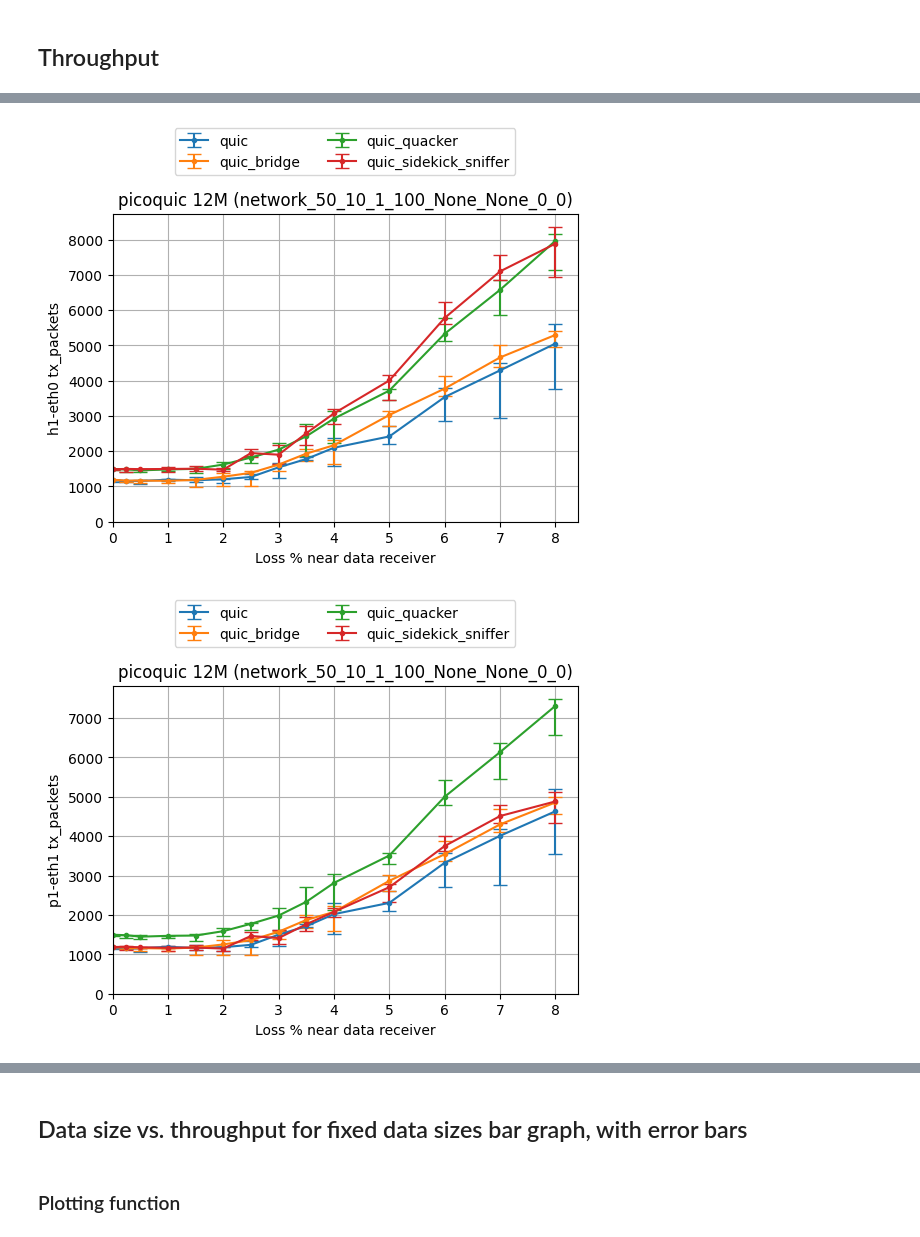
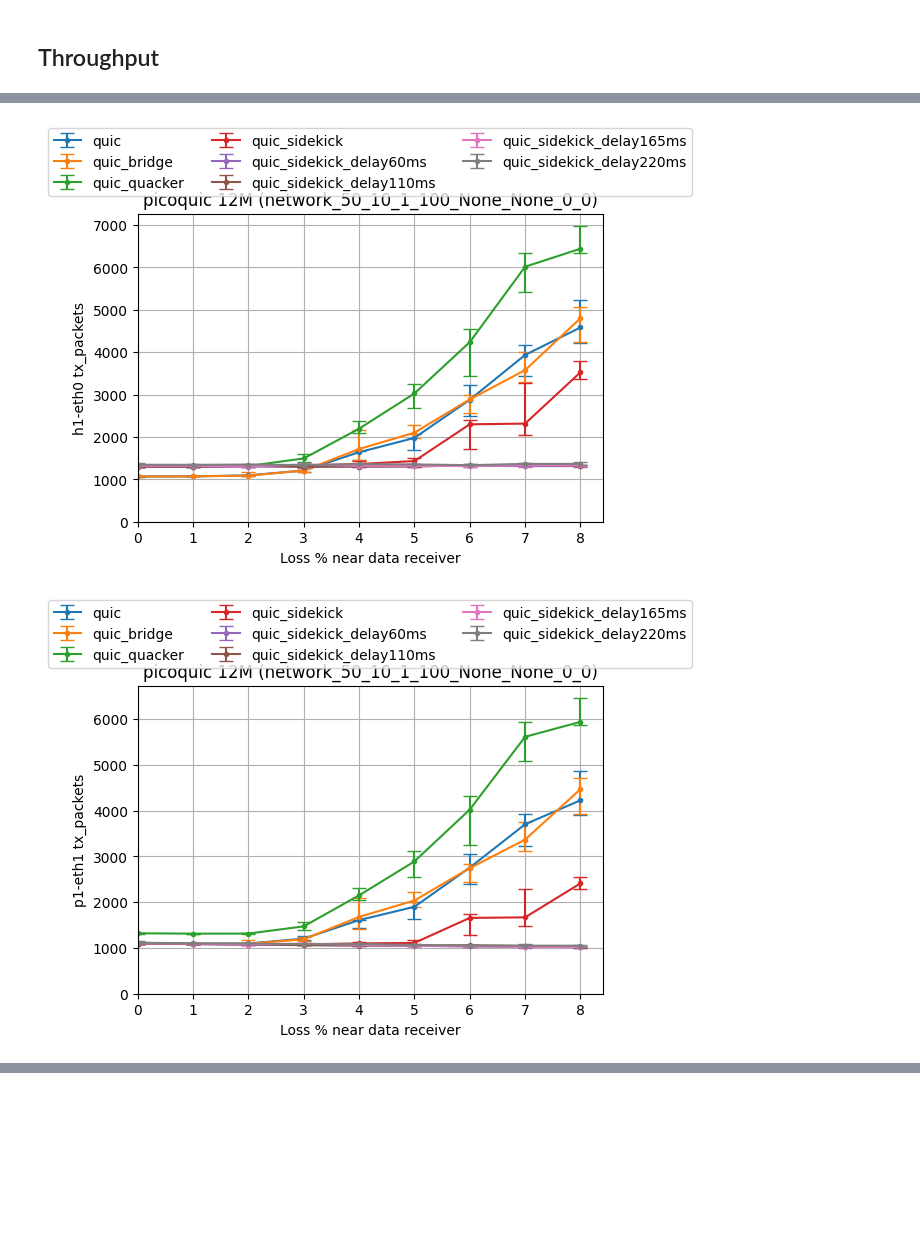
Before and after one commit to StanfordSNR/sidekick-downloads, a Jupyter notebook: notebook/sidekick_configurations.ipynb, the cells around one changed output, grey strips where cells are left out. Cells and saved outputs as stored; diff of their text form; code cells hidden in the pictures; blank space fills up the shorter version.

Commit message:
Data from client delayed ack signal

```diff
--- a/notebook/sidekick_configurations.ipynb
+++ b/notebook/sidekick_configurations.ipynb
@@ -10,12 +10,15 @@ def TREATMENTS(protocol, prefix):
         Treatment(protocol, label=f'{prefix}', network_options=['--network-statistics'], protocol_options=[]),
         Treatment(protocol, label=f'{prefix}_bridge', network_options=['--network-statistics', '--proxy', 'bridge'], protocol_options=[]),
         Treatment(protocol, label=f'{prefix}_quacker', network_options=['--network-statistics', '--proxy', 'bridge', '--quacker',], protocol_options=[]),
-        Treatment(protocol, label=f'{prefix}_sidekick_sniffer', network_options=['--network-statistics', '--proxy', 'sidekick', '--quacker'], protocol_options=[]),
-        # Treatment(protocol, label=f'{prefix}_sidekick', network_options=['--network-statistics', '--proxy', 'sidekick', 'congestion-control'], protocol_options=['--quacker']),
-        # Treatment(protocol, label=f'{prefix}_sidekick_with_cc', network_options=['--network-statistics', '--proxy', 'sidekick'], protocol_options=['--quacker']),
+        Treatment(protocol, label=f'{prefix}_sidekick', network_options=['--network-statistics', '--proxy', 'sidekick', '--quacker'], protocol_options=[]),
+        Treatment(protocol, label=f'{prefix}_sidekick_delay60ms', network_options=['--network-statistics', '--proxy', 'sidekick', '--quacker'], protocol_options=['--ack-delay', '60']),
+        Treatment(protocol, label=f'{prefix}_sidekick_delay110ms', network_options=['--network-statistics', '--proxy', 'sidekick', '--quacker'], protocol_options=['--ack-delay', '110']),
+        Treatment(protocol, label=f'{prefix}_sidekick_delay165ms', network_options=['--network-statistics', '--proxy', 'sidekick', '--quacker'], protocol_options=['--ack-delay', '165']),
+        Treatment(protocol, label=f'{prefix}_sidekick_delay220ms', network_options=['--network-statistics', '--proxy', 'sidekick', '--quacker'], protocol_options=['--ack-delay', '220']),
     ]
 
 LOSS1_VALUES = [0, '0.25', '0.5', 1, '1.5', 2, '2.5', 3, '3.5', 4, 5, 6, 7, 8]
+LOSS1_VALUES = [0, 1, 2, 3, 4, 5, 6, 7, 8]
 def NETWORK_SETTINGS(loss_values=LOSS1_VALUES, n=len(LOSS1_VALUES)):
     return [
         NetworkSetting(bw1=50, bw2=10, delay1=1, delay2=100, loss1=loss1, loss2=0)
@@ -28,6 +37,6 @@ DATA_SIZES = [12500000]
 # %%
 exp = Experiment(num_trials=10, treatments=TREATMENTS('picoquic', 'quic'), network_settings=NETWORK_SETTINGS(), data_sizes=DATA_SIZES)
-picoquic_raw_data = RawData(exp, execute=True)
+picoquic_raw_data = RawData(exp, execute=False)
 # %%
 # exp = Experiment(num_trials=1, treatments=TREATMENTS('quic', 'chromium'), network_settings=NETWORK_SETTINGS(n=10), data_sizes=DATA_SIZES)
 # chromium_raw_data = RawData(exp, execute=True)
@@ -81,7 +83,7 @@ def plot_loss_vs_metric_line(data, title, ylabel, delta=25):
     plt.grid()
     plt.xlim(0)
     plt.ylim(0)
-    plt.legend(loc='upper center', bbox_to_anchor=(0.5, 1.3), ncol=2)
+    plt.legend(loc='upper center', bbox_to_anchor=(0.5, 1.3), ncol=3)
     plt.show()
 # %% [markdown]
 ## Throughput
@@ -100,13 +120,19 @@ plot_loss_vs_throughput('picoquic', picoquic_raw_data)
 # %%
-def plot_loss_vs_network_metric(prefix, raw_data):
-    for metric in ['tx_packets', 'tx_bytes']:
-        for iface in ['h1-eth0', 'p1-eth1', 'h2-eth0', 'p1-eth0']:
-            title = f'{prefix} {data_size_str(DATA_SIZES[0])} ({NETWORK_SETTINGS()[0].label()})'
-            ylabel = f'{iface} {metric}'
-            plottable_data = PlottableData(raw_data, metric_func(iface, metric))
-            plot_loss_vs_metric_line(plottable_data, title=title, ylabel=ylabel)
+def plot_loss_vs_network_metric(prefix, raw_data, metric):
+    def metric_func(iface, metric):
+        def func(output):
+            statistics = output['statistics']
+            iface_index = statistics['ifaces'].index(iface)
+            return statistics[metric][iface_index]
+        return func
+
+    for iface in ['h1-eth0', 'p1-eth1', 'h2-eth0', 'p1-eth0']:
+        title = f'{prefix} {data_size_str(DATA_SIZES[0])} ({NETWORK_SETTINGS()[0].label()})'
+        ylabel = f'{iface} {metric}'
+        plottable_data = PlottableData(raw_data, metric_func(iface, metric))
+        plot_loss_vs_metric_line(plottable_data, title=title, ylabel=ylabel)
 # %%
-plot_loss_vs_network_metric('picoquic', picoquic_raw_data)
+plot_loss_vs_network_metric('picoquic', picoquic_raw_data, 'tx_packets')
 # %% [output]
-[figure, old version]
+[figure, new version]
-[figure, old version]
+[figure, new version]
@@ -119,4 +140,0 @@ plot_loss_vs_network_metric('picoquic', picoquic_raw_data)
-# %% [markdown]
-## Data size vs. throughput for fixed data sizes bar graph, with error bars
-# %% [markdown]
-### Plotting function
```
Also changed, not shown: parts of 16 cells of this notebook.
